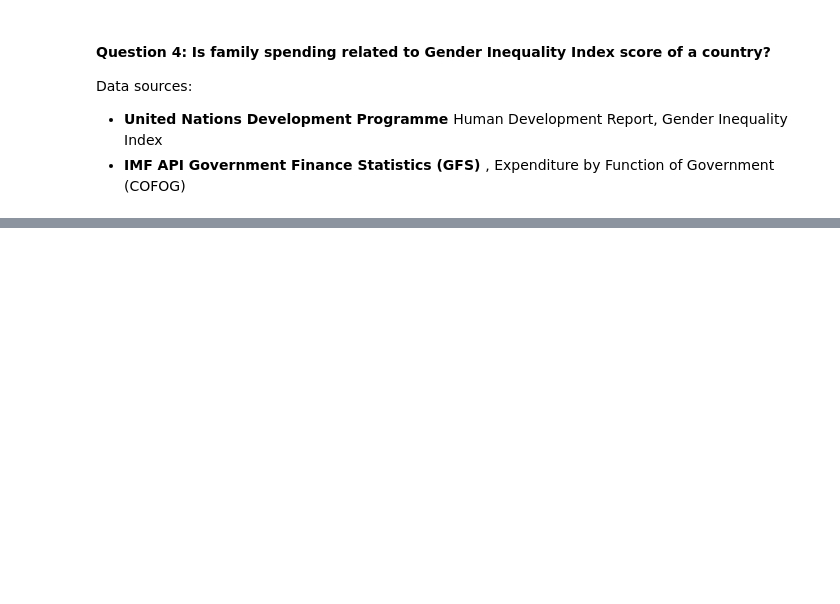
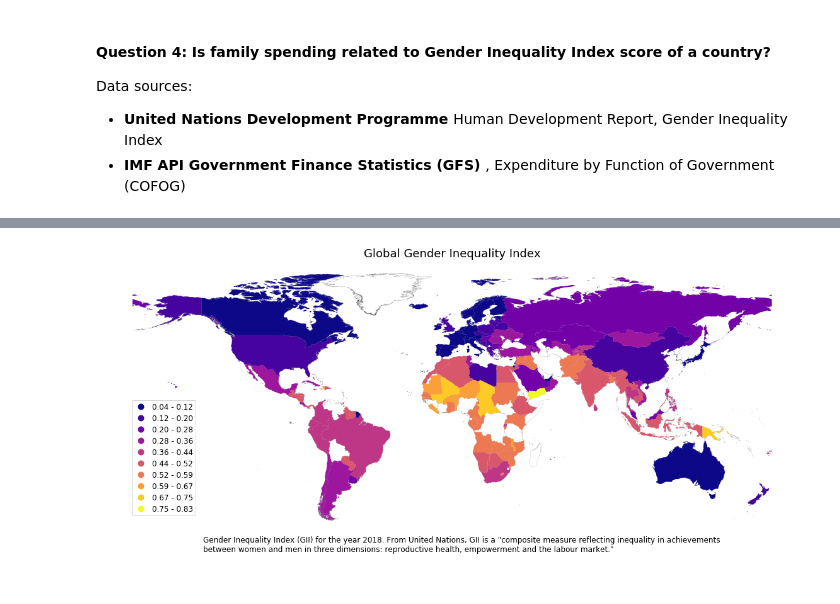
Before and after one commit to brettkfuller/govspending_project1_team5, a Jupyter notebook: project1_team5_mav.ipynb, the cells around one changed output, grey strips where cells are left out. Saved outputs shown, nothing was run; the diff lists cells and outputs as text; code cells hidden in the pictures; blank space fills up the shorter version.

```diff
--- a/project1_team5_mav.ipynb
+++ b/project1_team5_mav.ipynb
@@ -504,0 +501,10 @@ imf_gov_expenses_pivot_df
+# %%
+# Geo Pandas
+# Map source http://www.naturalearthdata.com/downloads/10m-cultural-vectors/
+world_map = f"{source_data_dir}/map_data/ne_10m_admin_0_countries.shp"
+world_gpd = gpd.read_file(world_map)
+world_gpd['ADMIN'] = world_gpd['ADM0_A3'].apply(lambda x: get_country_name(x))
+world_gpd = world_gpd.loc[(world_gpd['TYPE'] == 'Country') | (world_gpd['TYPE'] == 'Sovereign country'),:]
+#world_gpd.to_csv("test.csv")
+world_gpd.head()
+#ax = gii_merged_df.dropna().plot(column=year, cmap=cmap, figsize=figsize, scheme='equal_interval', k=colors, legend=True)
@@ -504,0 +519,33 @@ imf_gov_expenses_pivot_df
+# %%
+gii_merged_df_2018 = undp_gii_df.loc[ (undp_gii_df['Year'] == 2018),:]
+base_world = gpd.GeoDataFrame(world_gpd)
+merged = gii_merged_df_2018[['Country', 'Year', 'Gender Inequality Index']].merge(world_gpd[['ADMIN', 'geometry']], left_on='Country', right_on='ADMIN')
+merged = gpd.GeoDataFrame(merged)
+# vmin=merged['Gender Inequality Index'].min()
+# vmax=merged['Gender Inequality Index'].max()
+
+
+colors = 10
+cmap = 'plasma'
+figsize = (20,10)
+title = 'Global Gender Inequality Index'
+
+fig, ax = plt.subplots(1, figsize=figsize)
+base = base_world.plot(color='white', edgecolor='black', ax=ax, linewidth=0.1)
+ax = merged.dropna().plot(column='Gender Inequality Index', cmap=cmap, figsize=figsize, ax=base,
+                          scheme='equal_interval', k=colors, legend=True)
+
+ax.set_title(title, fontdict={'fontsize': 18, 'fontweight' : 3}, loc='center')
+
+description = '''
+Gender Inequality Index (GII) for the year 2018. From United Nations, GII is a "composite measure reflecting inequality in achievements
+between women and men in three dimensions: reproductive health, empowerment and the labour market."
+'''.strip()
+
+ax.annotate(description, xy=(0.15, 0.10), size=12, xycoords='figure fraction')
+ax.set_axis_off()
+legend = ax.get_legend()
+legend.set_bbox_to_anchor((.14, .5))
+legend.prop.set_size(12)
+# %% [output]
+[figure, added]
```
Also changed, not shown: parts of 12 cells of this notebook, 9 other files.
